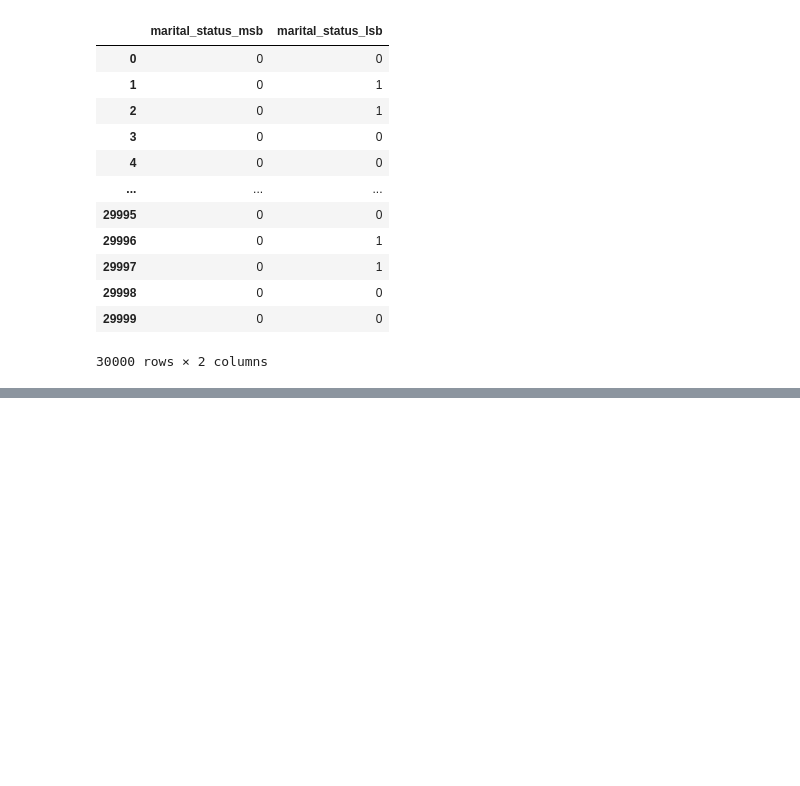
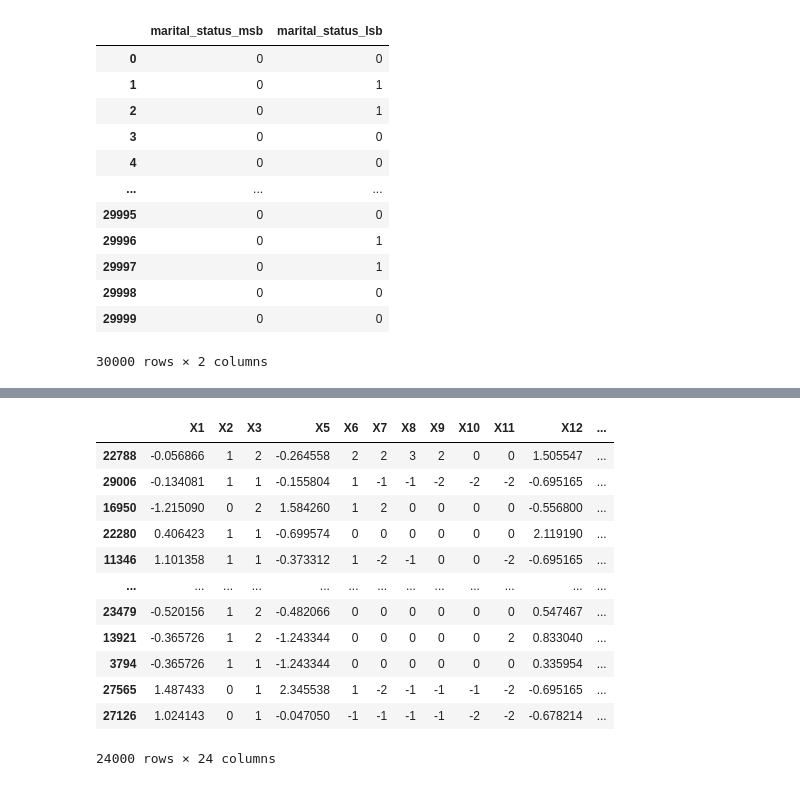
Before and after one commit to nouur-mohaamed/CreditCardDefault_ML_Project, a Jupyter notebook: Credit_card_default_prediction.ipynb, the cells around one changed output, grey strips where cells are left out. Drawn from its saved outputs; the diff is of its cells as text; code cells hidden in the pictures; blank space fills up the shorter version.

```diff
--- a/Credit_card_default_prediction.ipynb
+++ b/Credit_card_default_prediction.ipynb
@@ -342,0 +392,5 @@ full_credit_card_data_table_encoded
+# %%
+y_train_encoded=train_encoded['Y']
+y_test_encoded=test_encoded['Y']
+x_train_encoded=train_encoded.drop(columns=['Y'])
+x_test_encoded=test_encoded.drop(columns=['Y'])
@@ -342,0 +444,19 @@ full_credit_card_data_table_encoded
+# %%
+x_train_encoded[num_features]=scaler.fit_transform(x_train_encoded[num_features])
+x_test_encoded[num_features]=scaler.transform(x_test_encoded[num_features])
+# %%
+x_train_encoded
+# %% [output]
+|  | X1 | X2 | X3 | X5 | X6 | X7 | X8 | X9 | X10 | X11 | X12 | ... |
+| 22788 | -0.056866 | 1 | 2 | -0.264558 | 2 | 2 | 3 | 2 | 0 | 0 | 1.505547 | ... |
+| 29006 | -0.134081 | 1 | 1 | -0.155804 | 1 | -1 | -1 | -2 | -2 | -2 | -0.695165 | ... |
+| 16950 | -1.215090 | 0 | 2 | 1.584260 | 1 | 2 | 0 | 0 | 0 | 0 | -0.556800 | ... |
+| 22280 | 0.406423 | 1 | 1 | -0.699574 | 0 | 0 | 0 | 0 | 0 | 0 | 2.119190 | ... |
+| 11346 | 1.101358 | 1 | 1 | -0.373312 | 1 | -2 | -1 | 0 | 0 | -2 | -0.695165 | ... |
+| ... | ... | ... | ... | ... | ... | ... | ... | ... | ... | ... | ... | ... |
+| 23479 | -0.520156 | 1 | 2 | -0.482066 | 0 | 0 | 0 | 0 | 0 | 0 | 0.547467 | ... |
+| 13921 | -0.365726 | 1 | 2 | -1.243344 | 0 | 0 | 0 | 0 | 0 | 2 | 0.833040 | ... |
+| 3794 | -0.365726 | 1 | 1 | -1.243344 | 0 | 0 | 0 | 0 | 0 | 0 | 0.335954 | ... |
+| 27565 | 1.487433 | 0 | 1 | 2.345538 | 1 | -2 | -1 | -1 | -1 | -2 | -0.695165 | ... |
+| 27126 | 1.024143 | 0 | 1 | -0.047050 | -1 | -1 | -1 | -1 | -2 | -2 | -0.678214 | ... |
+24000 rows × 24 columns
```
Also changed, not shown: parts of 41 cells of this notebook.
